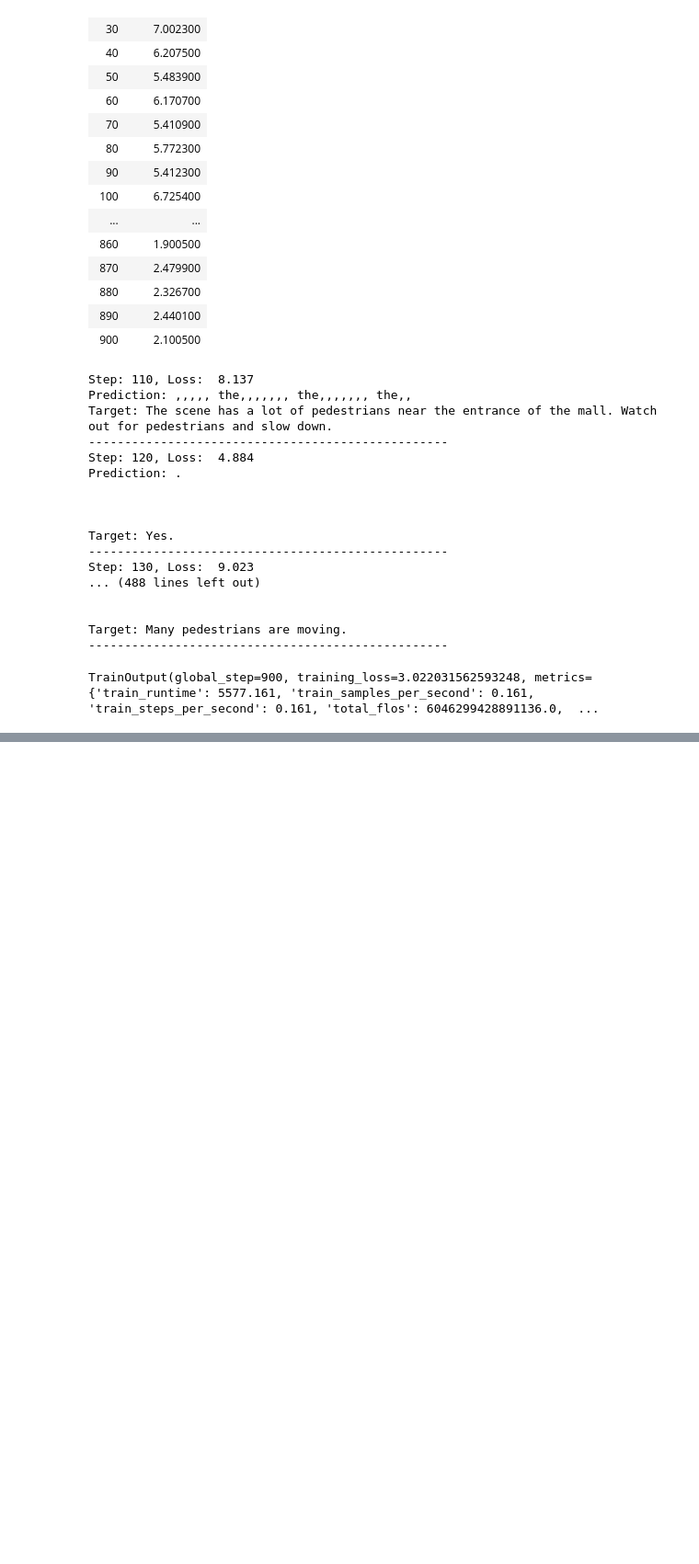
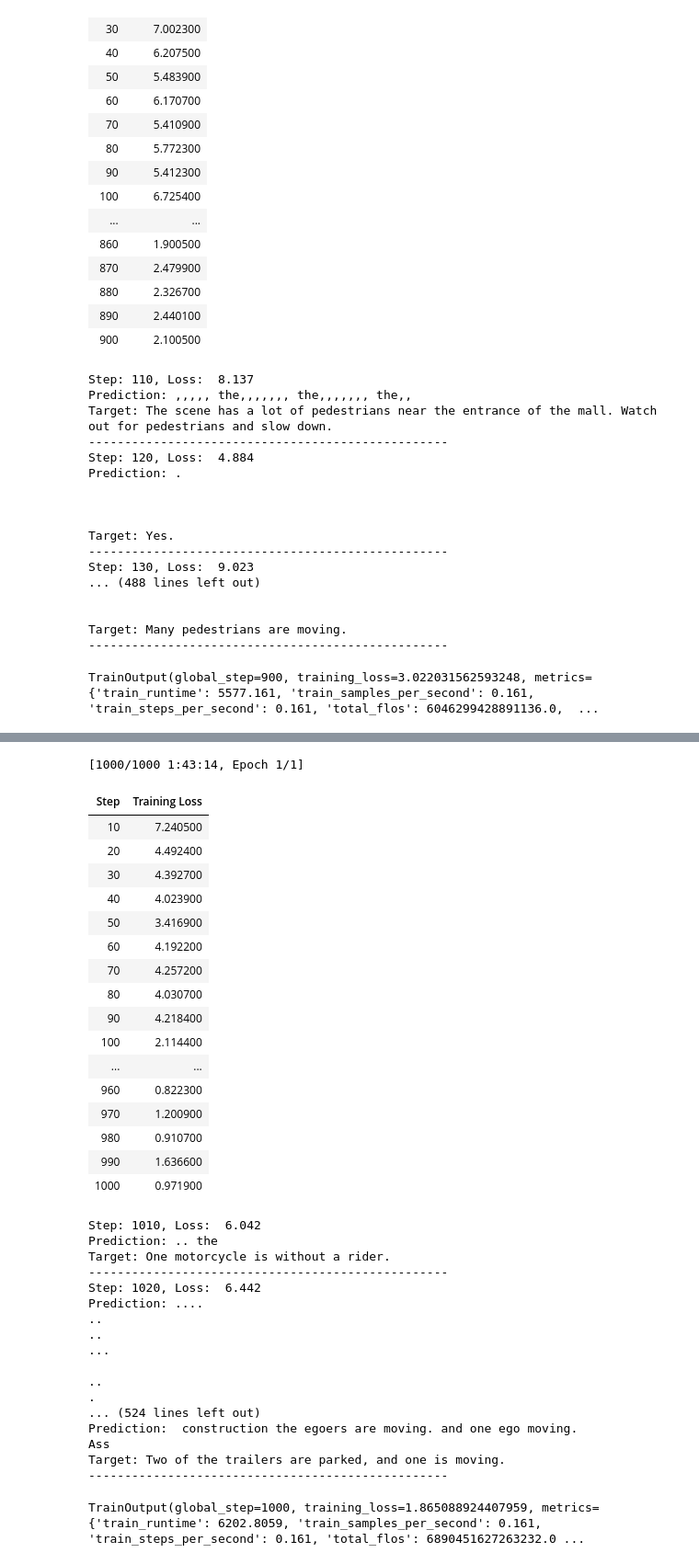
Before and after one commit to MehdiJmlkh/Large-Language-Models-Course-Project, a Jupyter notebook: main.ipynb, the cells around one changed output, grey strips where cells are left out. Shown at 92% size. Saved outputs shown, nothing was run; the diff lists cells and outputs as text; code cells hidden in the pictures; blank space fills up the shorter version.

Commit message:
Fine-tune steps 1001 to 2000

```diff
--- a/main.ipynb
+++ b/main.ipynb
@@ -71,7 +71,7 @@ class DriveLM:
         return len(self.drive_lm)
 
 splits = ["train"]
-dataset = {split: DriveLM(drive_lm[split].select(range(100, 1000)), nuscenes[split]) for split in splits}
+dataset = {split: DriveLM(drive_lm[split].select(range(1000, 2000)), nuscenes[split]) for split in splits}
 # %%
 # from PIL import Image
 
@@ -478,7 +478,7 @@ from transformers.trainer import _is_peft_model
 from transformers.models.auto.modeling_auto import MODEL_FOR_CAUSAL_LM_MAPPING_NAMES
 
 class OutputDisplayTrainer(Trainer):
-    global_step = 101
+    global_step = 1001
     logging_steps = logging_steps
     def compute_loss(
         self,
@@ -683,3 +683,6 @@ Step: 130, Loss:  9.023
 Target: Many pedestrians are moving.
 --------------------------------------------------
 TrainOutput(global_step=900, training_loss=3.022031562593248, metrics={'train_runtime': 5577.161, 'train_samples_per_second': 0.161, 'train_steps_per_second': 0.161, 'total_flos': 6046299428891136.0,  ...
+# %%
+trainer.train()
+# %% [output]
@@ -685,0 +691,36 @@ TrainOutput(global_step=900, training_loss=3.022031562593248, metrics={'train_ru
+[1000/1000 1:43:14, Epoch 1/1]
+| Step | Training Loss |
+| 10 | 7.240500 |
+| 20 | 4.492400 |
+| 30 | 4.392700 |
+| 40 | 4.023900 |
+| 50 | 3.416900 |
+| 60 | 4.192200 |
+| 70 | 4.257200 |
+| 80 | 4.030700 |
+| 90 | 4.218400 |
+| 100 | 2.114400 |
+| ... | ... |
+| 960 | 0.822300 |
+| 970 | 1.200900 |
+| 980 | 0.910700 |
+| 990 | 1.636600 |
+| 1000 | 0.971900 |
+Step: 1010, Loss:  6.042
+Prediction: .. the
+Target: One motorcycle is without a rider.
+--------------------------------------------------
+Step: 1020, Loss:  6.442
+Prediction: ....
+..
+..
+...
+
+..
+.
+... (524 lines left out)
+Prediction:  construction the egoers are moving. and one ego moving.
+Ass
+Target: Two of the trailers are parked, and one is moving.
+--------------------------------------------------
+TrainOutput(global_step=1000, training_loss=1.865088924407959, metrics={'train_runtime': 6202.8059, 'train_samples_per_second': 0.161, 'train_steps_per_second': 0.161, 'total_flos': 6890451627263232.0 ...
```
Also changed, not shown: parts of 3 cells of this notebook.
